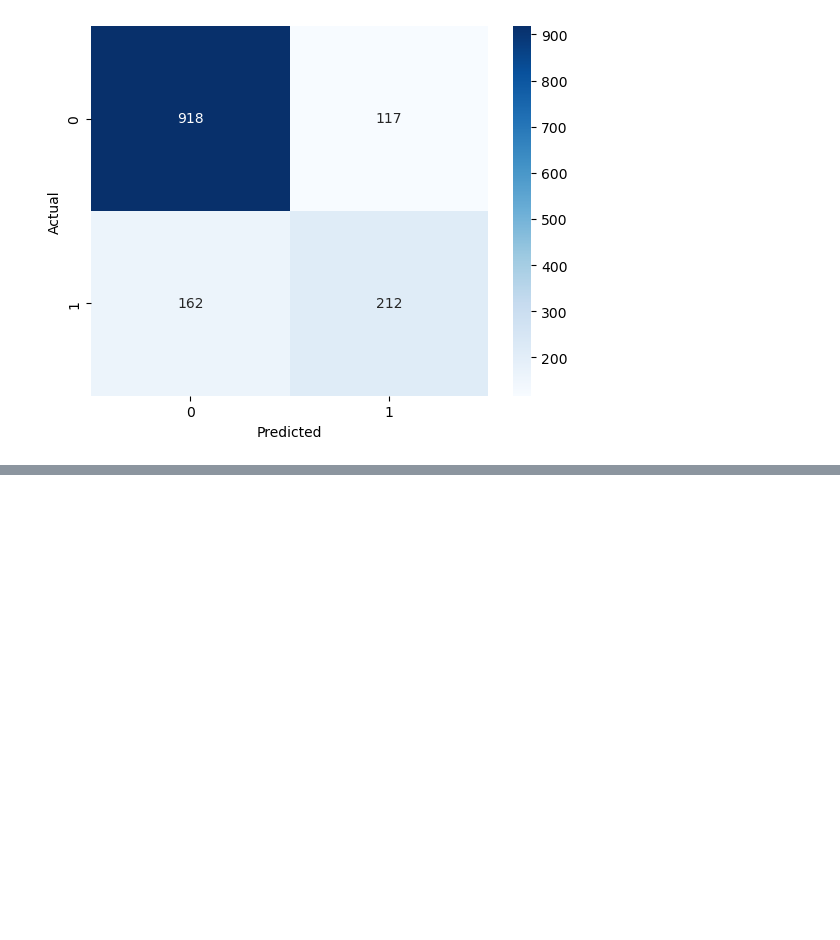
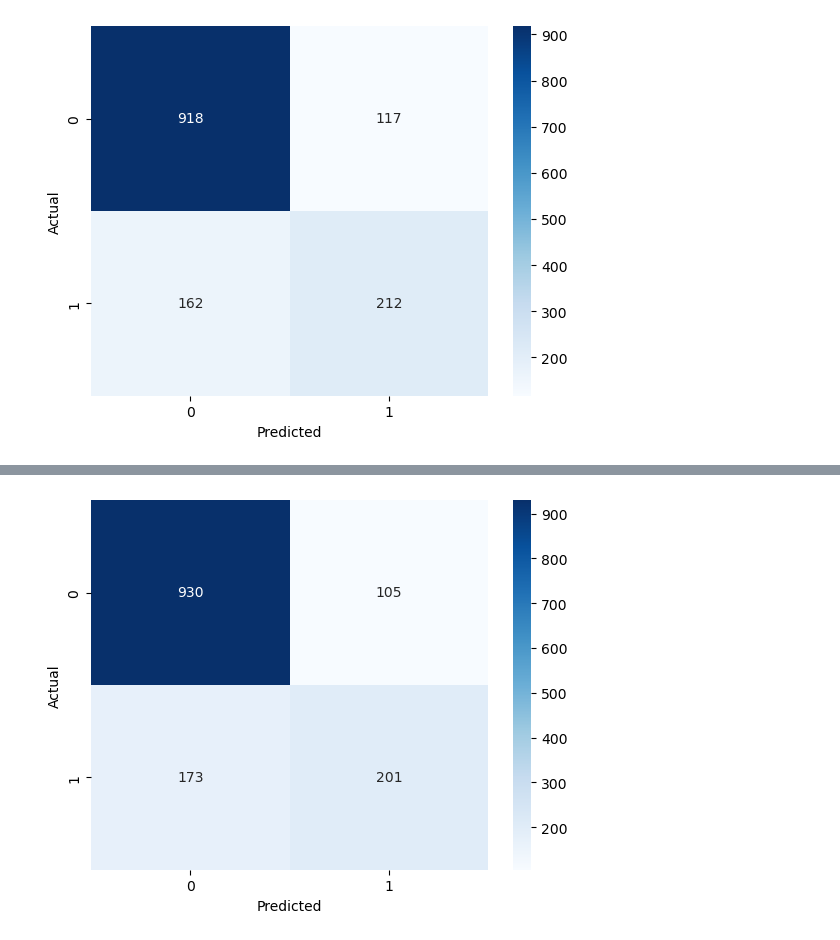
Before and after one commit to alinazir105/Customer-Intelligence-System, a Jupyter notebook: Notebook.ipynb, the cells around one changed output, grey strips where cells are left out. Saved outputs shown, nothing was run; the diff lists cells and outputs as text; code cells hidden in the pictures; blank space fills up the shorter version.

```diff
--- a/Notebook.ipynb
+++ b/Notebook.ipynb
@@ -550,0 +705,8 @@ plt.show()
+# %%
+preprocessor = ColumnTransformer(
+    transformers=[
+        ('num', StandardScaler(), continous_numeric_features),
+        ('bin', 'passthrough', binary_numeric_features),
+        ('cat', OneHotEncoder(drop='first', handle_unknown='ignore'), categorical_features)
+    ]
+)
@@ -550,0 +715,10 @@ plt.show()
+# %%
+base_pipe = Pipeline(
+    steps=[
+        ('preprocessor', preprocessor),
+        ('model', LogisticRegression())
+    ]
+)
+# %%
+base_pipe.fit(X_train, y_train)
+y_train_pred = base_pipe.predict(X_train)
@@ -550,0 +741,4 @@ plt.show()
+# %%
+y_pred_test = base_pipe.predict(X_test)
+print(classification_report(y_test, y_pred_test))
+print(f"ROC AUC Score: {roc_auc_score(y_test, y_test_pred)}")
@@ -550,0 +756,8 @@ plt.show()
+# %%
+cm = confusion_matrix(y_test, y_pred_test)
+sns.heatmap(cm, annot=True, fmt='d', cmap='Blues') # 'd' avoids scientific notation
+plt.xlabel('Predicted')
+plt.ylabel('Actual')
+plt.show()
+# %% [output]
+[figure, added]
```
Also changed, not shown: parts of 43 cells of this notebook.
